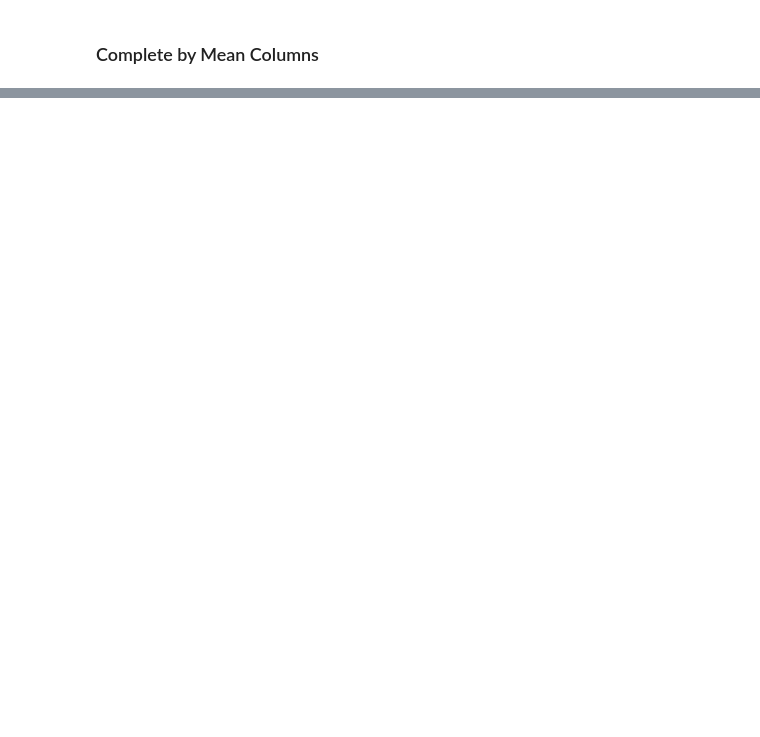
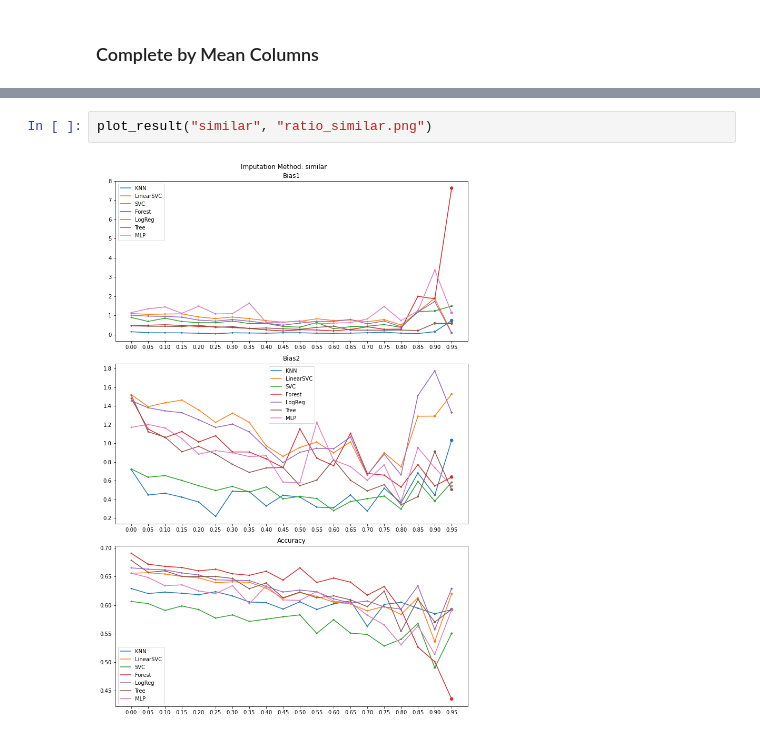
Before and after one commit to teamclouday/DataImputation, a Jupyter notebook: compas_ratio_compare.ipynb, the cells around one changed output, grey strips where cells are left out. Saved outputs shown, nothing was run; the diff lists cells and outputs as text; blank space fills up the shorter version.

```diff
--- a/compas_ratio_compare.ipynb
+++ b/compas_ratio_compare.ipynb
@@ -295,0 +390,4 @@ for _ in tqdm(pool.imap_unordered(fill_by_mean_task, range(len(random_ratios))),
+# %%
+plot_result("similar", "ratio_similar.png")
+# %% [output]
+[figure, added]
```
Also changed, not shown: parts of 15 cells of this notebook, 6 other files.
